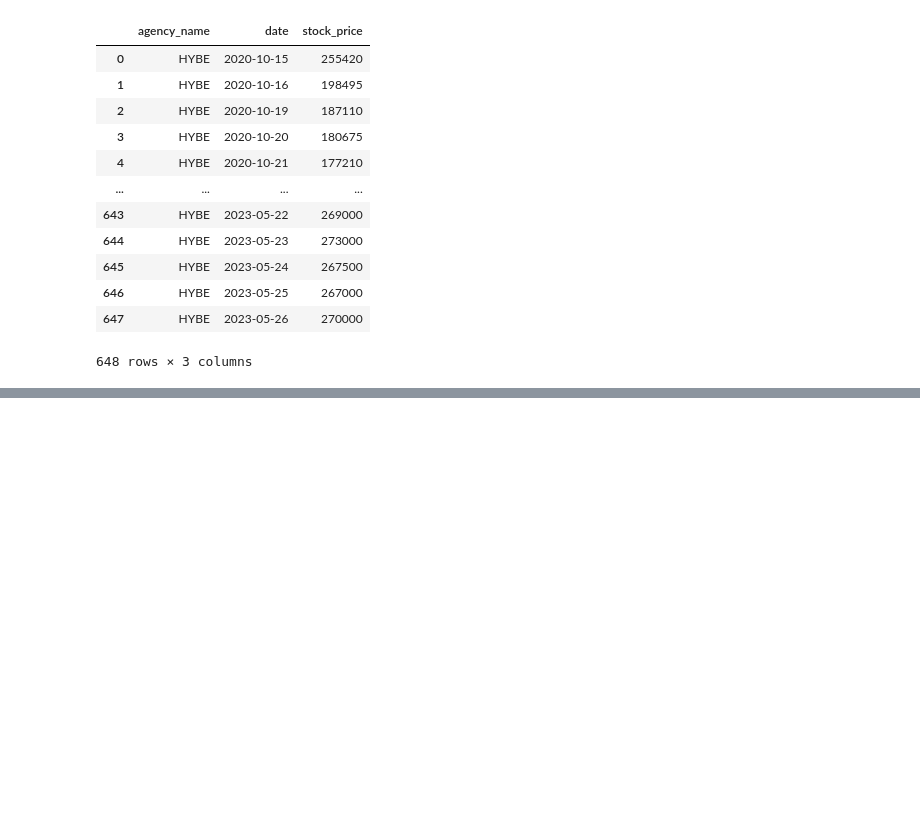
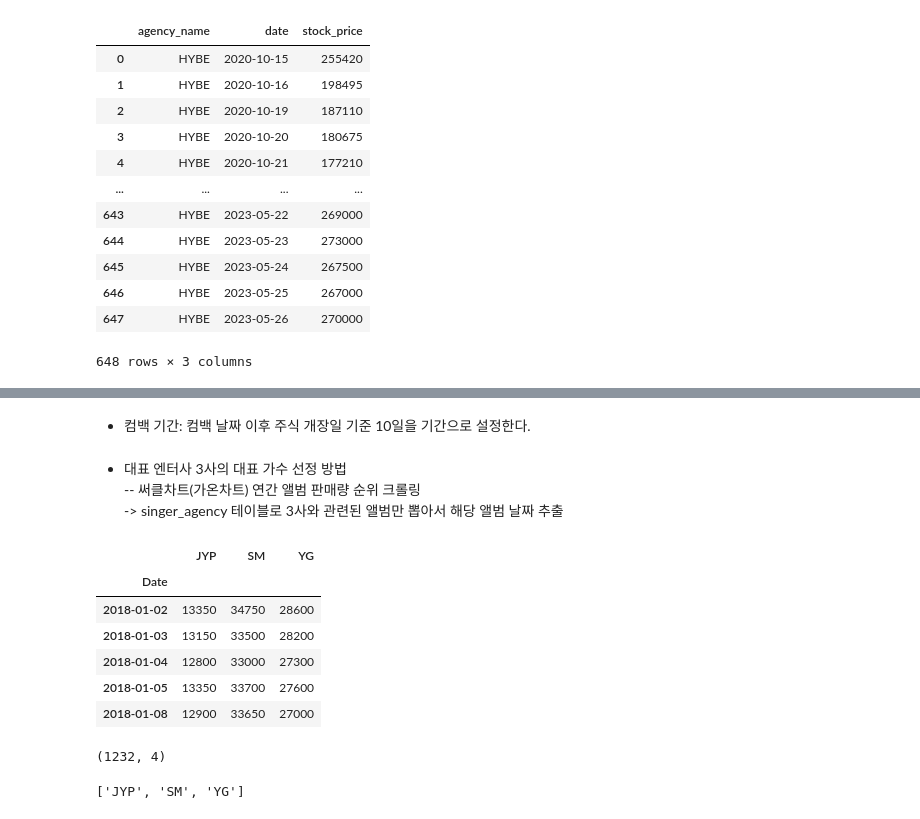
Before and after one commit to pulpo125/habang, a Jupyter notebook: stock_pj/stock_crawling.ipynb, the cells around one changed output, grey strips where cells are left out. Cells and saved outputs as stored; diff of their text form; code cells hidden in the pictures; blank space fills up the shorter version.

```diff
--- a/stock_pj/stock_crawling.ipynb
+++ b/stock_pj/stock_crawling.ipynb
@@ -140,0 +225,31 @@ stock_df.to_csv('data/hybe_stock.csv', index=False)
+# %% [markdown]
+- 컴백 기간: 컴백 날짜 이후 주식 개장일 기준 10일을 기간으로 설정한다.
+# %% [markdown]
+- 대표 엔터사 3사의 대표 가수 선정 방법<br>
+-- 써클차트(가온차트) 연간 앨범 판매량 순위 크롤링<br>
+-> singer_agency 테이블로 3사와 관련된 앨범만 뽑아서 해당 앨범 날짜 추출
+# %%
+stock_code_list = {'JYP':'035900', 'SM':'041510', 'YG':'122870'}
+stocks_df = pd.DataFrame()
+
+for stocks in stock_code_list.keys():
+    create_stocks_df(stocks, '2018-01-01', '2023-01-01')
+
+stocks_df.head()
+# %% [output]
+|  | JYP | SM | YG |
+| Date |  |  |  |
+| 2018-01-02 | 13350 | 34750 | 28600 |
+| 2018-01-03 | 13150 | 33500 | 28200 |
+| 2018-01-04 | 12800 | 33000 | 27300 |
+| 2018-01-05 | 13350 | 33700 | 27600 |
+| 2018-01-08 | 12900 | 33650 | 27000 |
+# %%
+stocks_df.shape
+# %% [output]
+(1232, 4)
+# %%
+agency_list = list(stocks_df.columns)
+agency_list
+# %% [output]
+['JYP', 'SM', 'YG']
```
Also changed, not shown: parts of 18 cells of this notebook, 4 other files.
